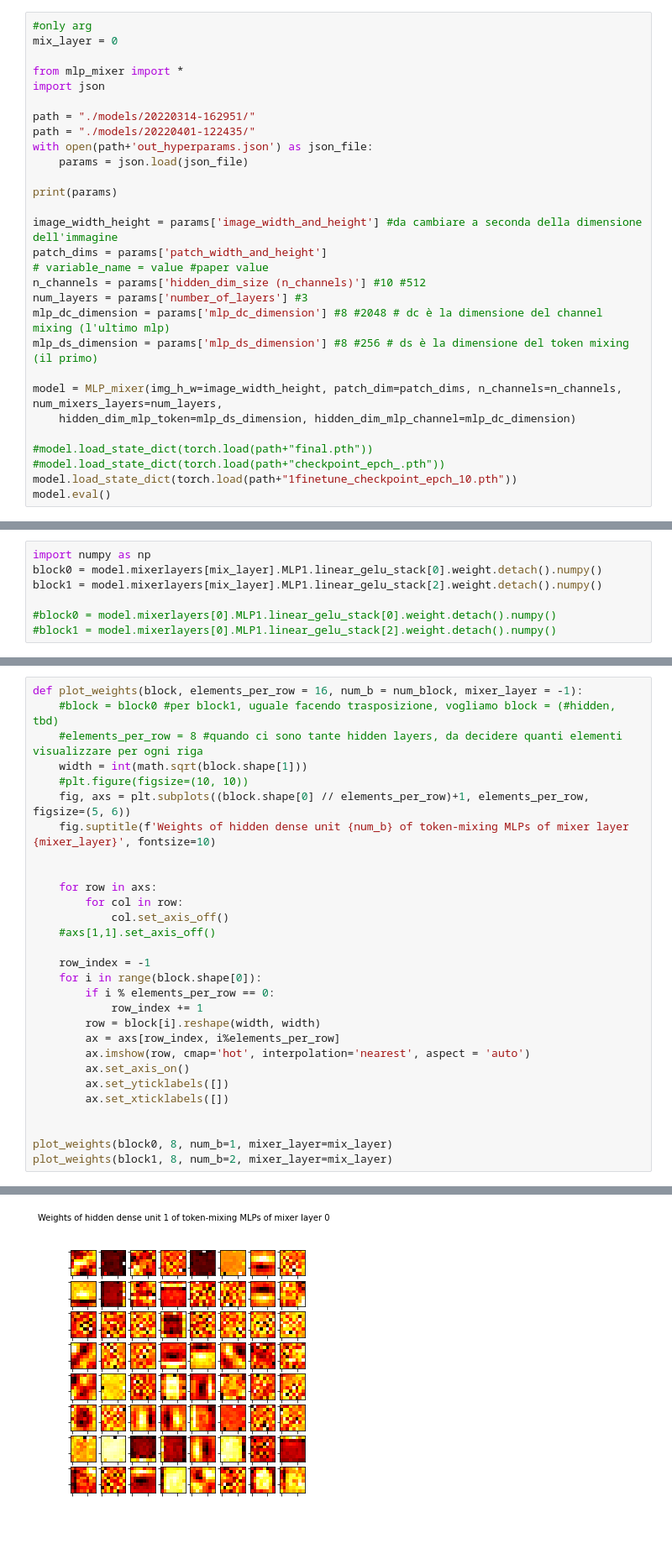
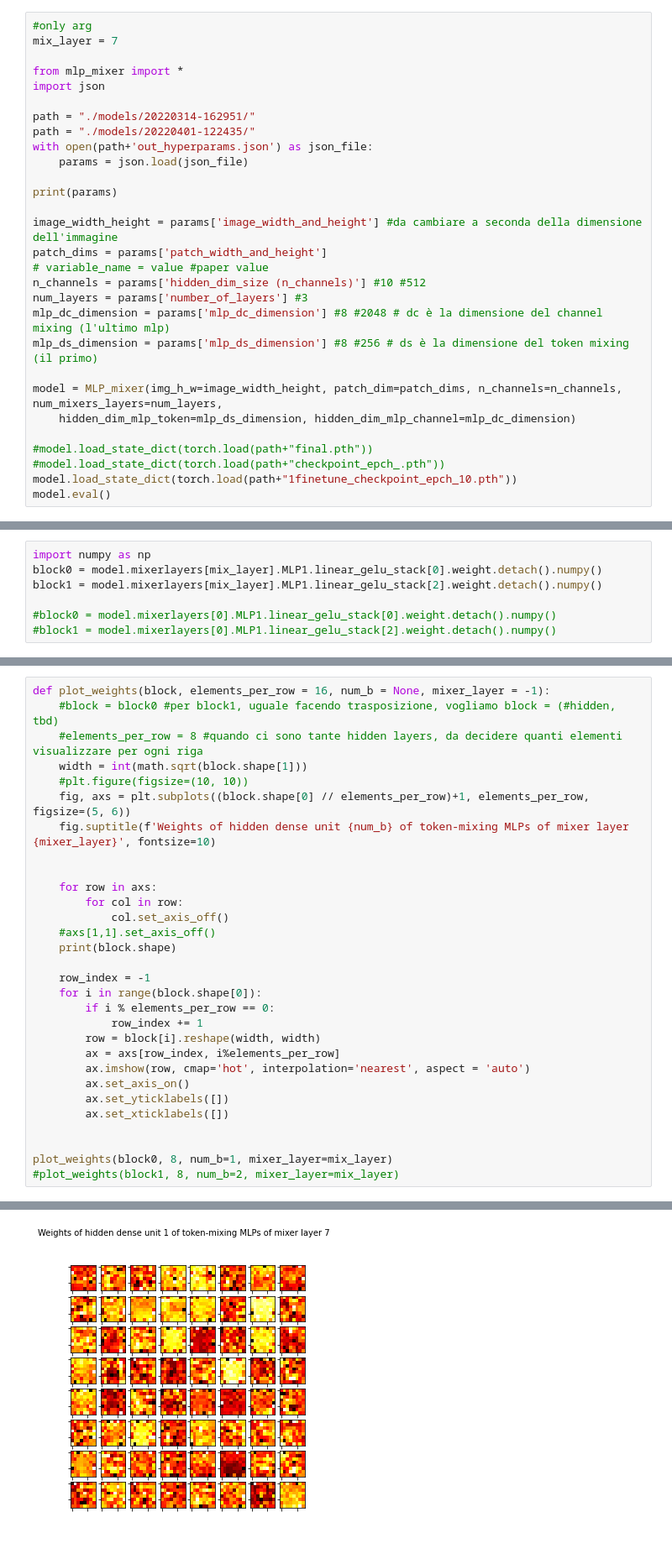
Before and after one commit to wedrid/mlp_mixer, a Jupyter notebook: weights_visualizer.ipynb, the cells around one changed output, grey strips where cells are left out. Shown at 84% size. Cells and saved outputs as stored; diff of their text form.

```diff
--- a/weights_visualizer.ipynb
+++ b/weights_visualizer.ipynb
@@ -1,6 +1,6 @@
 # %%
 #only arg
-mix_layer = 0
+mix_layer = 7
 
 from mlp_mixer import *
 import json
@@ -73,5 +73,5 @@ plt.show()
 # %%
-def plot_weights(block, elements_per_row = 16, num_b = num_block, mixer_layer = -1):
+def plot_weights(block, elements_per_row = 16, num_b = None, mixer_layer = -1):
     #block = block0 #per block1, uguale facendo trasposizione, vogliamo block = (#hidden, tbd)
     #elements_per_row = 8 #quando ci sono tante hidden layers, da decidere quanti elementi visualizzare per ogni riga
     width = int(math.sqrt(block.shape[1]))
@@ -84,6 +84,7 @@ def plot_weights(block, elements_per_row = 16, num_b = num_block, mixer_layer =
         for col in row:
             col.set_axis_off()
     #axs[1,1].set_axis_off()
+    print(block.shape)
 
     row_index = -1
     for i in range(block.shape[0]):
@@ -98,5 +99,5 @@ def plot_weights(block, elements_per_row = 16, num_b = num_block, mixer_layer =
 
 
 plot_weights(block0, 8, num_b=1, mixer_layer=mix_layer)
-plot_weights(block1, 8, num_b=2, mixer_layer=mix_layer)
+#plot_weights(block1, 8, num_b=2, mixer_layer=mix_layer)
 # %% [output]
@@ -103 +105 @@ plot_weights(block1, 8, num_b=2, mixer_layer=mix_layer)
-[figure, old version]
+[figure, new version]
```
Also changed, not shown: parts of 2 cells of this notebook, 2 other files.
